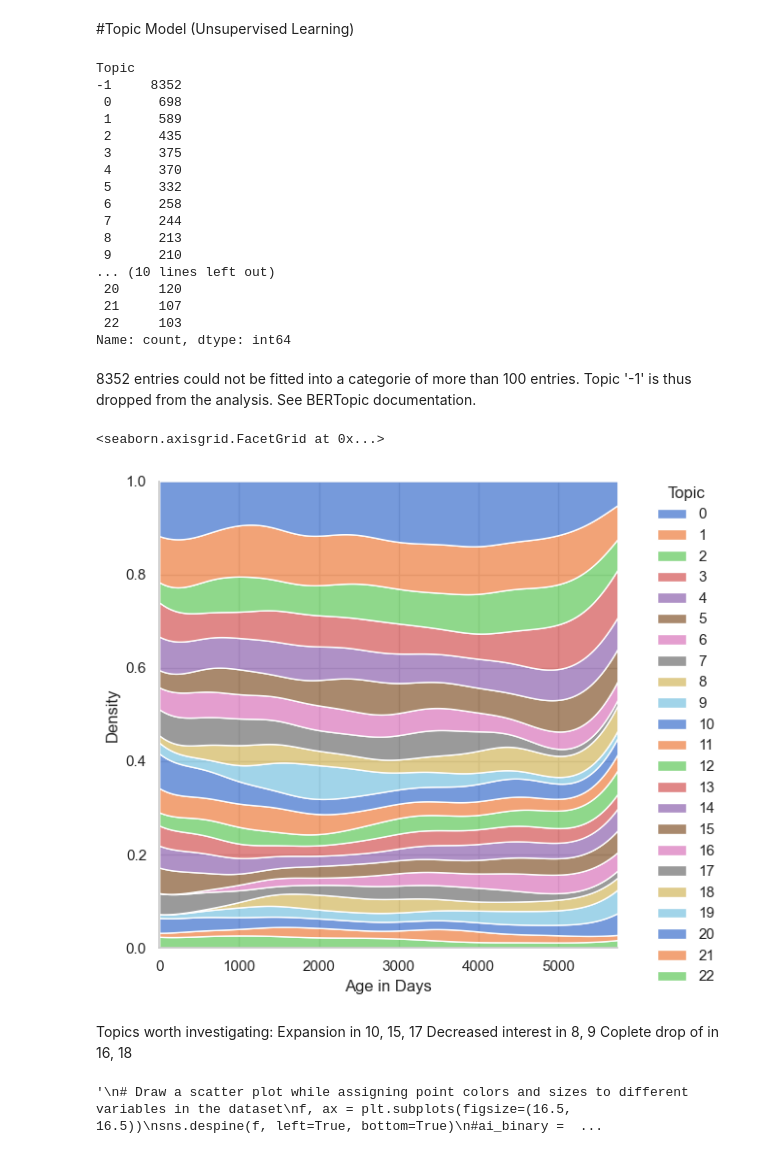
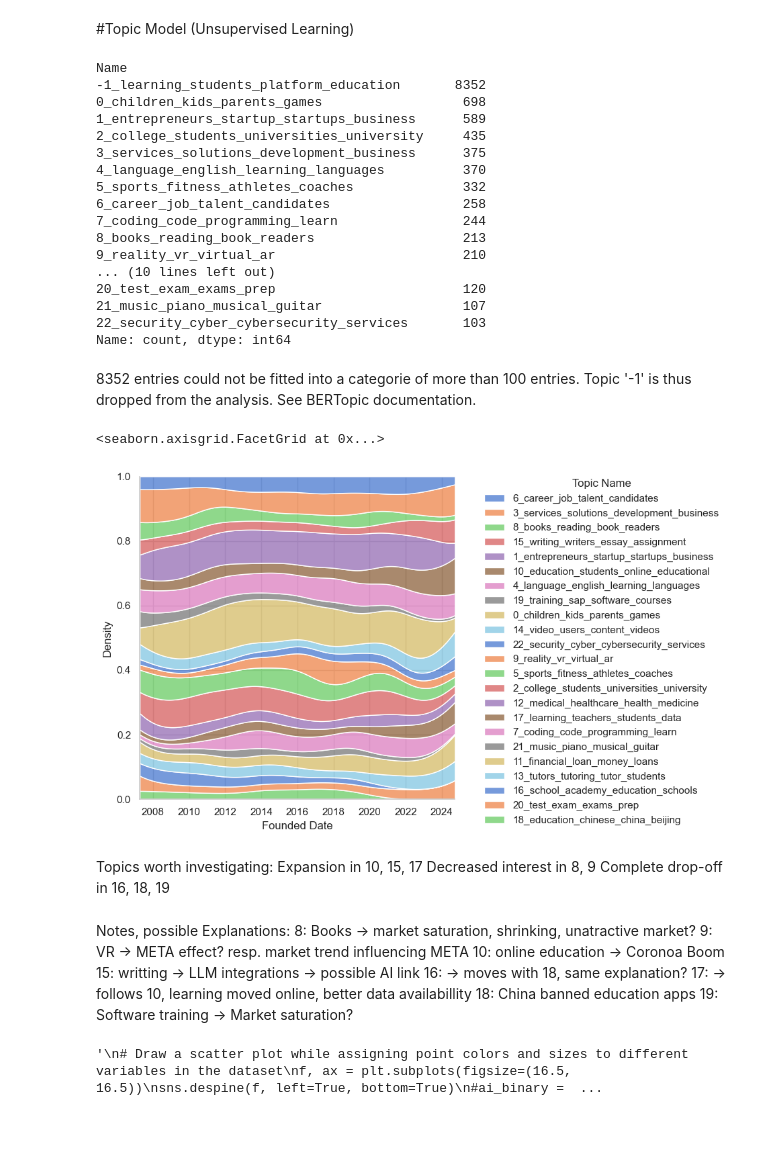
Before and after one commit to MarioMuehlematter/Education.ai, a Jupyter notebook: notebooks/Education.ai_Analysis+Plots.ipynb, the cells around one changed output. Cells and saved outputs as stored; diff of their text form; code cells hidden in the pictures; blank space fills up the shorter version.

Commit message:
updated visualizations

```diff
--- a/notebooks/Education.ai_Analysis+Plots.ipynb
+++ b/notebooks/Education.ai_Analysis+Plots.ipynb
@@ -249,27 +244,29 @@ plt.yscale('log')
 #analyse overlap own classification vs. AI; ML Tag in Industry/Verticals column
 # %% [markdown]
 #Topic Model (Unsupervised Learning)
-# %%
-#enumerate the topics identified by BERTopic
-df['Topic'].value_counts()
-# %% [output]
-Topic
--1     8352
- 0      698
- 1      589
- 2      435
- 3      375
- 4      370
- 5      332
- 6      258
- 7      244
- 8      213
- 9      210
-... (10 lines left out)
- 20     120
- 21     107
- 22     103
-Name: count, dtype: int64
+# %%
+df['Name'].value_counts()
+# %% [output]
+Name
+-1_learning_students_platform_education       8352
+0_children_kids_parents_games                  698
+1_entrepreneurs_startup_startups_business      589
+2_college_students_universities_university     435
+3_services_solutions_development_business      375
+4_language_english_learning_languages          370
+5_sports_fitness_athletes_coaches              332
+6_career_job_talent_candidates                 258
+7_coding_code_programming_learn                244
+8_books_reading_book_readers                   213
+9_reality_vr_virtual_ar                        210
+... (10 lines left out)
+20_test_exam_exams_prep                        120
+21_music_piano_musical_guitar                  107
+22_security_cyber_cybersecurity_services       103
+Name: count, dtype: int64
 # %% [markdown]
 8352 entries could not be fitted into a categorie of more than 100 entries. Topic '-1' is thus dropped from the analysis. See BERTopic documentation.
+# %%
+#rename columns to be more descriptive
+df['Topic Name'] = df['Name']
 # %%
@@ -277,24 +275,34 @@ topic_df = df[df['Topic']!= -1]
 # %%
 # Plot the distribution of clarity ratings, conditional on carat
 #f, ax = plt.subplots(figsize=(16.5, 16.5))
 sns.despine(f, left=True, bottom=True)
 
 sns.displot(
     data=topic_df,
-    x='Age in Days',#alt:"Age"
-    hue="Topic",
+    x='Founded Date' ,#'Age in Days',#"Age"
+    hue="Topic Name",
     kind="kde", height=6,
     multiple="fill", clip=(0, None),
     palette= my_colors,
 )
 # %% [output]
 <seaborn.axisgrid.FacetGrid at 0x...>
-[figure, old version]
+[figure, new version]
 # %% [markdown]
 Topics worth investigating:
 Expansion in 10, 15, 17
 Decreased interest in 8, 9
-Coplete drop of in 16, 18
+Complete drop-off in 16, 18, 19
+# %% [markdown]
+Notes, possible Explanations:
+8: Books -> market saturation, shrinking, unatractive market?
+9: VR -> META effect? resp. market trend influencing META
+10: online education -> Coronoa Boom
+15: writting -> LLM integrations -> possible AI link
+16: -> moves with 18, same explanation?
+17: -> follows 10, learning moved online, better data availabillity
+18: China banned education apps
+19: Software training -> Market saturation?
 # %%
 '''
 # Draw a scatter plot while assigning point colors and sizes to different variables in the dataset
```
Also changed, not shown: parts of 5 cells of this notebook.
